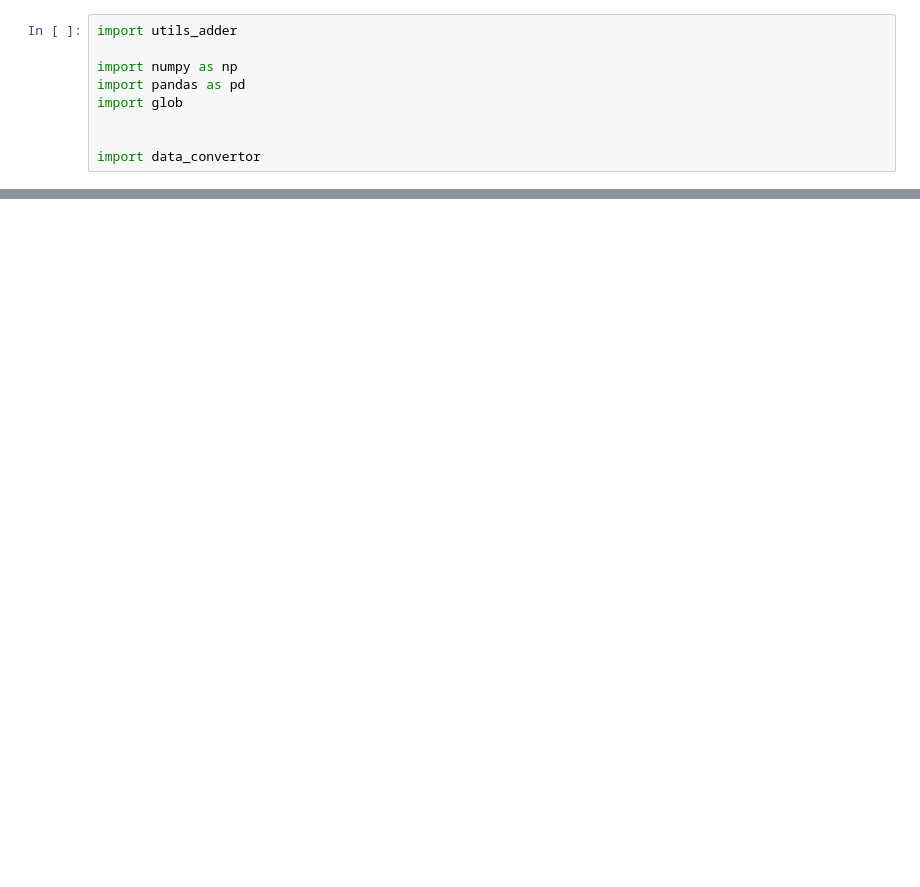
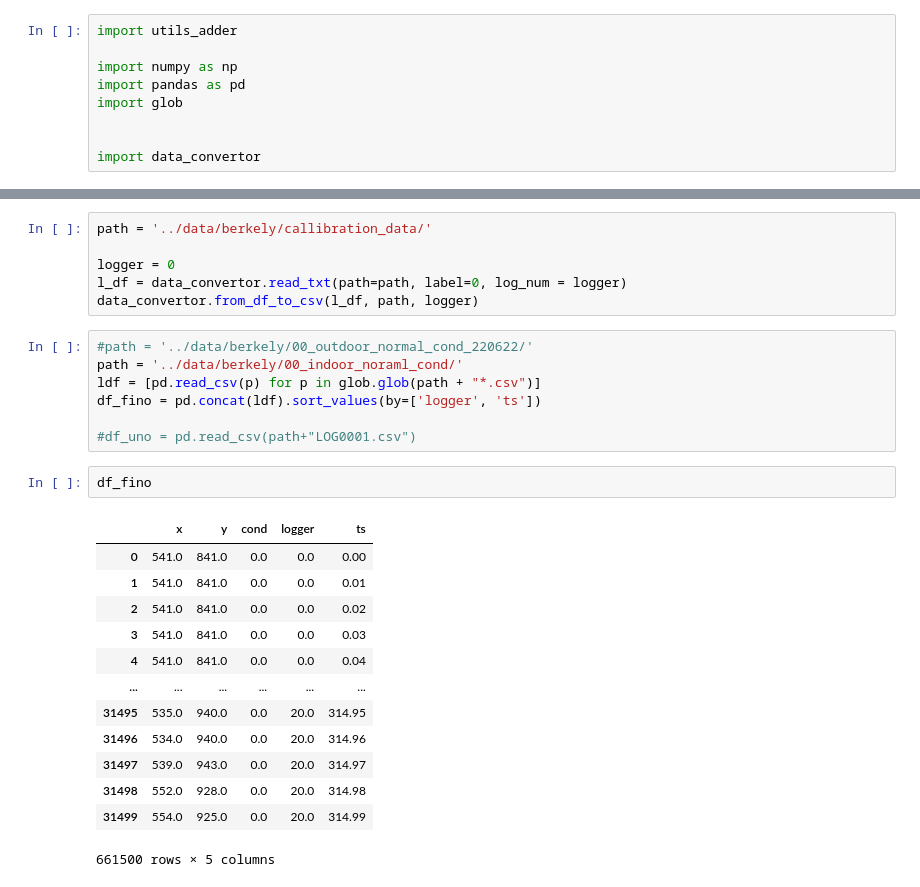
Before and after one commit to MiirHo3eIN/ML-based-sensor-enhancment, a Jupyter notebook: notebooks/database_making.ipynb, the cells around one changed output, grey strips where cells are left out. Saved outputs shown, nothing was run; the diff lists cells and outputs as text; blank space fills up the shorter version.

Commit message:
data conversion build

```diff
--- a/notebooks/database_making.ipynb
+++ b/notebooks/database_making.ipynb
@@ -29,0 +46,29 @@ pd.concat(l_df)
+# %%
+path = '../data/berkely/callibration_data/'
+
+logger = 0
+l_df = data_convertor.read_txt(path=path, label=0, log_num = logger)
+data_convertor.from_df_to_csv(l_df, path, logger)
+# %%
+#path = '../data/berkely/00_outdoor_normal_cond_220622/'
+path = '../data/berkely/00_indoor_noraml_cond/'
+ldf = [pd.read_csv(p) for p in glob.glob(path + "*.csv")]
+df_fino = pd.concat(ldf).sort_values(by=['logger', 'ts'])
+
+#df_uno = pd.read_csv(path+"LOG0001.csv")
+# %%
+df_fino
+# %% [output]
+|  | x | y | cond | logger | ts |
+| 0 | 541.0 | 841.0 | 0.0 | 0.0 | 0.00 |
+| 1 | 541.0 | 841.0 | 0.0 | 0.0 | 0.01 |
+| 2 | 541.0 | 841.0 | 0.0 | 0.0 | 0.02 |
+| 3 | 541.0 | 841.0 | 0.0 | 0.0 | 0.03 |
+| 4 | 541.0 | 841.0 | 0.0 | 0.0 | 0.04 |
+| ... | ... | ... | ... | ... | ... |
+| 31495 | 535.0 | 940.0 | 0.0 | 20.0 | 314.95 |
+| 31496 | 534.0 | 940.0 | 0.0 | 20.0 | 314.96 |
+| 31497 | 539.0 | 943.0 | 0.0 | 20.0 | 314.97 |
+| 31498 | 552.0 | 928.0 | 0.0 | 20.0 | 314.98 |
+| 31499 | 554.0 | 925.0 | 0.0 | 20.0 | 314.99 |
+661500 rows × 5 columns
```
Also changed, not shown: parts of 7 cells of this notebook, 4 other files.
